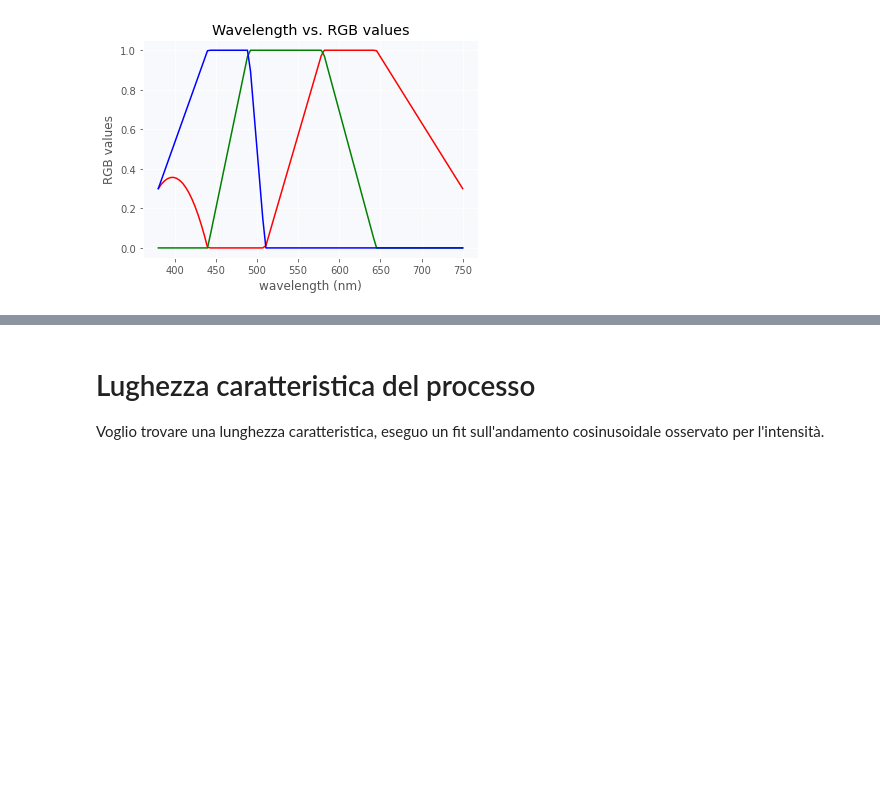
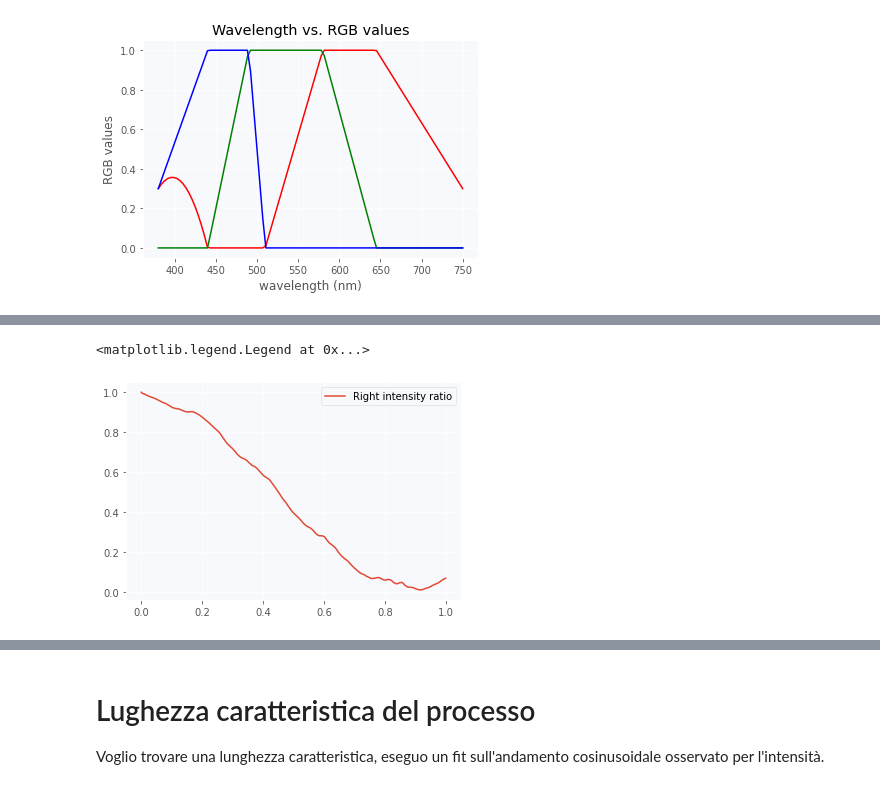
Before and after one commit to Unoaccaso/lab_projects, a Jupyter notebook: gioco_del_saltabuco.ipynb, the cells around one changed output, grey strips where cells are left out. Saved outputs shown, nothing was run; the diff lists cells and outputs as text; code cells hidden in the pictures; blank space fills up the shorter version.

```diff
--- a/gioco_del_saltabuco.ipynb
+++ b/gioco_del_saltabuco.ipynb
@@ -265,4 +270,7 @@ TypingError: ignored
 # %%
 R_intensity_ratio = cp.sum(cp.abs(FieldModuleMemory[x >= 0, :])**2, axis=0)/cp.sum(cp.abs(FieldModuleMemory)**2, axis=0)
-plt.plot(cp.asnumpy(z), cp.asnumpy(R_intensity_ratio[0]), label='Right intensity ratio')
+plt.plot(cp.asnumpy(z), cp.asnumpy(R_intensity_ratio), label='Right intensity ratio')
 plt.legend()
+# %% [output]
+<matplotlib.legend.Legend at 0x...>
+[figure, added]
```
Also changed, not shown: parts of 7 cells of this notebook.
